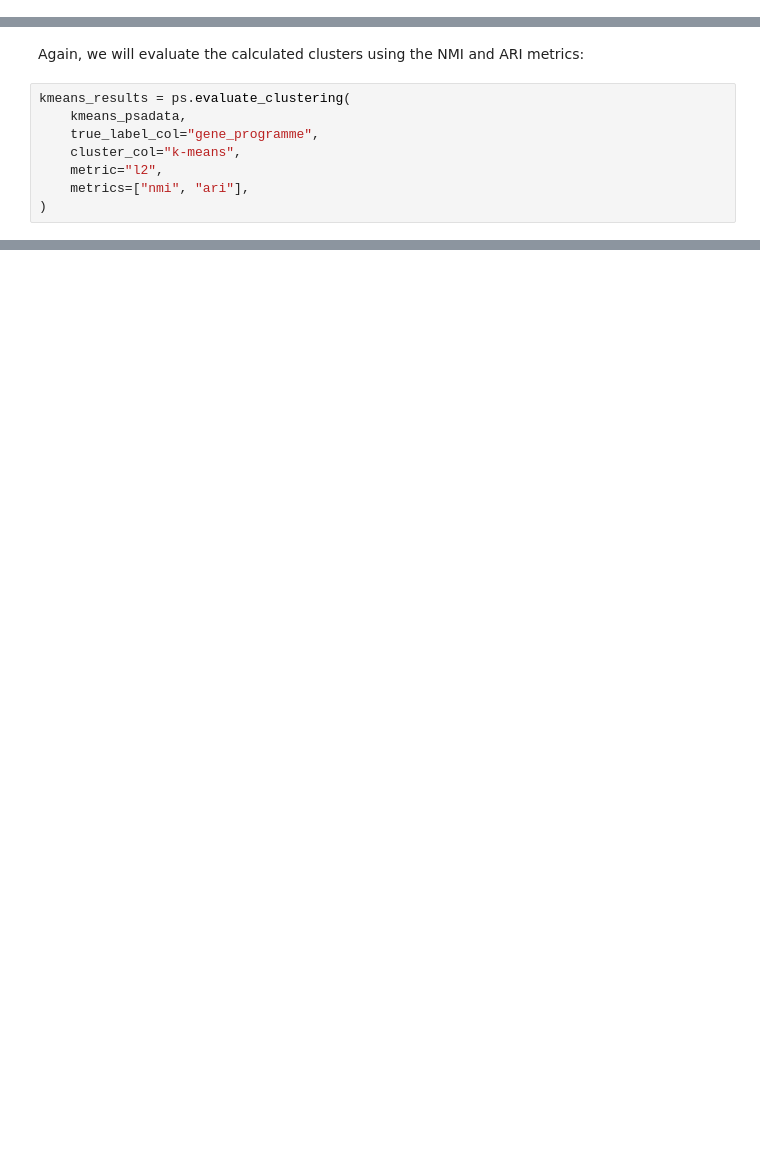
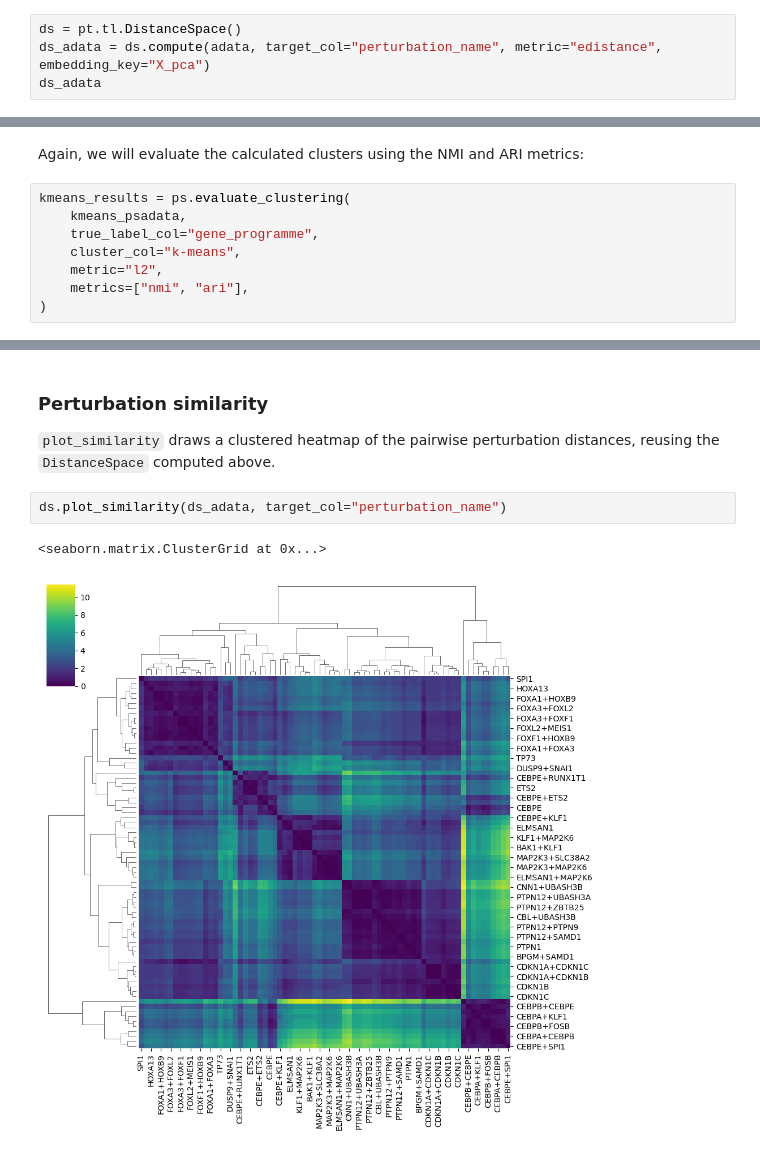
Before and after one commit to scverse/pertpy-tutorials, a Jupyter notebook: perturbation_space.ipynb, the cells around one changed output, grey strips where cells are left out. Cells and saved outputs as stored; diff of their text form; blank space fills up the shorter version.

```diff
--- a/perturbation_space.ipynb
+++ b/perturbation_space.ipynb
@@ -384,0 +366,4 @@ The clusters align with the gene programmes, and the control perturbation is sit
+# %%
+ds = pt.tl.DistanceSpace()
+ds_adata = ds.compute(adata, target_col="perturbation_name", metric="edistance", embedding_key="X_pca")
+ds_adata
@@ -461,0 +470,9 @@ Again, one could test using another embedding or no embedding at all, as well as
+# %% [markdown]
+### Perturbation similarity
+
+`plot_similarity` draws a clustered heatmap of the pairwise perturbation distances, reusing the `DistanceSpace` computed above.
+# %%
+ds.plot_similarity(ds_adata, target_col="perturbation_name")
+# %% [output]
+<seaborn.matrix.ClusterGrid at 0x...>
+[figure, added]
```
Also changed, not shown: parts of 43 cells of this notebook.
